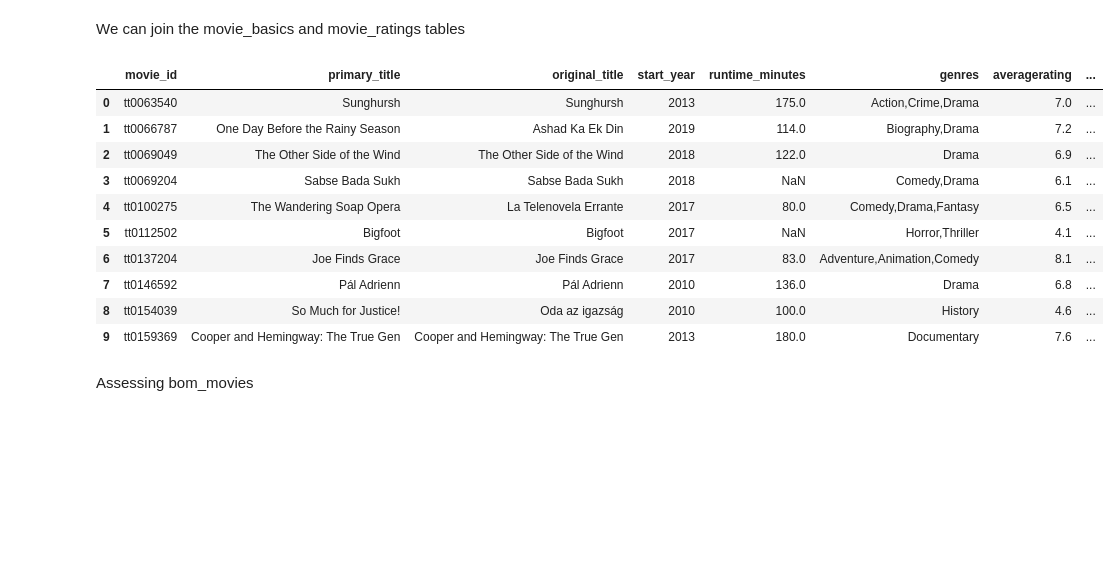
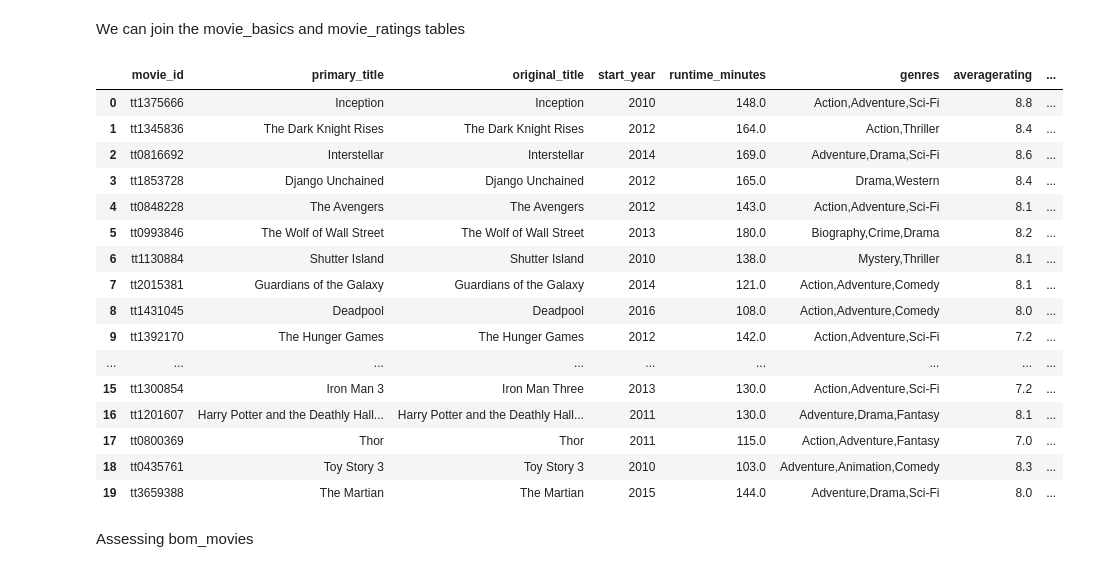
Before and after one commit to ngili/Exploratory-Analysis-of-Movies, a Jupyter notebook: student.ipynb, the cells around one changed output. Saved outputs shown, nothing was run; the diff lists cells and outputs as text; code cells hidden in the pictures; blank space fills up the shorter version.

```diff
--- a/student.ipynb
+++ b/student.ipynb
@@ -146,25 +146,32 @@ We can join the movie_basics and movie_ratings tables
 # %%
 q3 = pd.read_sql("""
 SELECT *
 FROM movie_basics b
 JOIN movie_ratings r
 USING (movie_id)
-LIMIT 10
+ORDER BY numvotes DESC
+LIMIT 20
 ;
 """,conn)
 q3
 # %% [output]
 |  | movie_id | primary_title | original_title | start_year | runtime_minutes | genres | averagerating | ... |
-| 0 | tt0063540 | Sunghursh | Sunghursh | 2013 | 175.0 | Action,Crime,Drama | 7.0 | ... |
-| 1 | tt0066787 | One Day Before the Rainy Season | Ashad Ka Ek Din | 2019 | 114.0 | Biography,Drama | 7.2 | ... |
-| 2 | tt0069049 | The Other Side of the Wind | The Other Side of the Wind | 2018 | 122.0 | Drama | 6.9 | ... |
-| 3 | tt0069204 | Sabse Bada Sukh | Sabse Bada Sukh | 2018 | NaN | Comedy,Drama | 6.1 | ... |
-| 4 | tt0100275 | The Wandering Soap Opera | La Telenovela Errante | 2017 | 80.0 | Comedy,Drama,Fantasy | 6.5 | ... |
-| 5 | tt0112502 | Bigfoot | Bigfoot | 2017 | NaN | Horror,Thriller | 4.1 | ... |
-| 6 | tt0137204 | Joe Finds Grace | Joe Finds Grace | 2017 | 83.0 | Adventure,Animation,Comedy | 8.1 | ... |
-| 7 | tt0146592 | Pál Adrienn | Pál Adrienn | 2010 | 136.0 | Drama | 6.8 | ... |
-| 8 | tt0154039 | So Much for Justice! | Oda az igazság | 2010 | 100.0 | History | 4.6 | ... |
-| 9 | tt0159369 | Cooper and Hemingway: The True Gen | Cooper and Hemingway: The True Gen | 2013 | 180.0 | Documentary | 7.6 | ... |
+| 0 | tt1375666 | Inception | Inception | 2010 | 148.0 | Action,Adventure,Sci-Fi | 8.8 | ... |
+| 1 | tt1345836 | The Dark Knight Rises | The Dark Knight Rises | 2012 | 164.0 | Action,Thriller | 8.4 | ... |
+| 2 | tt0816692 | Interstellar | Interstellar | 2014 | 169.0 | Adventure,Drama,Sci-Fi | 8.6 | ... |
+| 3 | tt1853728 | Django Unchained | Django Unchained | 2012 | 165.0 | Drama,Western | 8.4 | ... |
+| 4 | tt0848228 | The Avengers | The Avengers | 2012 | 143.0 | Action,Adventure,Sci-Fi | 8.1 | ... |
+| 5 | tt0993846 | The Wolf of Wall Street | The Wolf of Wall Street | 2013 | 180.0 | Biography,Crime,Drama | 8.2 | ... |
+| 6 | tt1130884 | Shutter Island | Shutter Island | 2010 | 138.0 | Mystery,Thriller | 8.1 | ... |
+| 7 | tt2015381 | Guardians of the Galaxy | Guardians of the Galaxy | 2014 | 121.0 | Action,Adventure,Comedy | 8.1 | ... |
+| 8 | tt1431045 | Deadpool | Deadpool | 2016 | 108.0 | Action,Adventure,Comedy | 8.0 | ... |
+| 9 | tt1392170 | The Hunger Games | The Hunger Games | 2012 | 142.0 | Action,Adventure,Sci-Fi | 7.2 | ... |
+| ... | ... | ... | ... | ... | ... | ... | ... | ... |
+| 15 | tt1300854 | Iron Man 3 | Iron Man Three | 2013 | 130.0 | Action,Adventure,Sci-Fi | 7.2 | ... |
+| 16 | tt1201607 | Harry Potter and the Deathly Hall... | Harry Potter and the Deathly Hall... | 2011 | 130.0 | Adventure,Drama,Fantasy | 8.1 | ... |
+| 17 | tt0800369 | Thor | Thor | 2011 | 115.0 | Action,Adventure,Fantasy | 7.0 | ... |
+| 18 | tt0435761 | Toy Story 3 | Toy Story 3 | 2010 | 103.0 | Adventure,Animation,Comedy | 8.3 | ... |
+| 19 | tt3659388 | The Martian | The Martian | 2015 | 144.0 | Adventure,Drama,Sci-Fi | 8.0 | ... |
 # %% [markdown]
 Assessing bom_movies
 # %%
```
Also changed, not shown: parts of 1 cell of this notebook.
